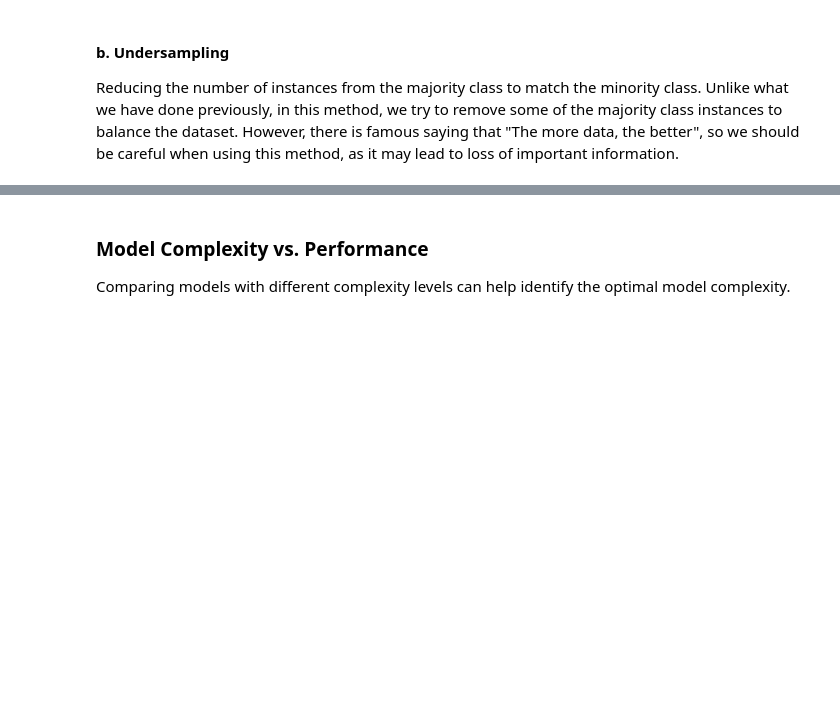
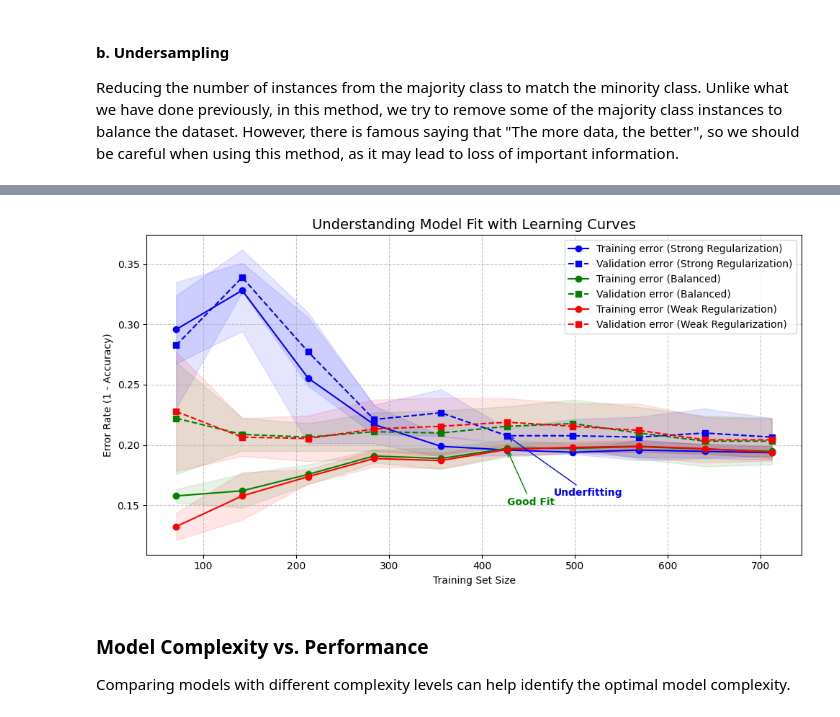
Before and after one commit to MAL-TO/Workshop-ML, a Jupyter notebook: lab2.ipynb, the cells around one changed output, grey strips where cells are left out. Saved outputs shown, nothing was run; the diff lists cells and outputs as text; code cells hidden in the pictures; blank space fills up the shorter version.

Commit message:
improving the overfitting and unserfitting

```diff
--- a/lab2.ipynb
+++ b/lab2.ipynb
@@ -895,3 +861,100 @@ plot_learning_curve(LogisticRegression(random_state=42), X_scaled, y)
+# %%
+from sklearn.model_selection import learning_curve
+from sklearn.pipeline import make_pipeline
+
+def plot_learning_curves(X, y, title="Model Learning Behavior"):
+    """
+    Plot learning curves for different regularization strengths to clearly
+    show underfitting and overfitting behavior.
+    """
+    # Three regularization strengths to demonstrate different behaviors
+    regularization_strengths = [0.01, 1.0, 1000.0]
+    behaviors = ["Strong Regularization", "Balanced", "Weak Regularization"]
+    colors = ['blue', 'green', 'red']
+
+    plt.figure(figsize=(10, 6))
+
+    for C, behavior, color in zip(regularization_strengths, behaviors, colors):
+        # Create pipeline with scaling and logistic regression
+        model = make_pipeline(
+            StandardScaler(),
+            LogisticRegression(C=C, max_iter=2000, random_state=42)
+        )
+
+        # Calculate learning curves
+        train_sizes, train_scores, valid_scores = learning_curve(
+            model, X, y,
+            train_sizes=np.linspace(0.1, 1.0, 10),
+            cv=5, scoring='accuracy', n_jobs=-1, random_state=42
+        )
+
+        # Calculate means and standard deviations
+        train_mean = train_scores.mean(axis=1)
+        train_std = train_scores.std(axis=1)
+        valid_mean = valid_scores.mean(axis=1)
+        valid_std = valid_scores.std(axis=1)
+
+        # Plot error rates (1 - accuracy) instead of accuracy
+        train_error = 1 - train_mean
+        valid_error = 1 - valid_mean
+
+        # Plot the curves
+        plt.plot(train_sizes, train_error, 'o-', color=color,
+                 label=f'Training error ({behavior})')
+        plt.plot(train_sizes, valid_error, 's--', color=color,
+                 label=f'Validation error ({behavior})')
+
+        # Add shaded regions for standard deviation
+        plt.fill_between(train_sizes,
+                         train_error - train_std,
+                         train_error + train_std,
+                         alpha=0.1, color=color)
+        plt.fill_between(train_sizes,
+                         valid_error - valid_std,
+                         valid_error + valid_std,
+                         alpha=0.1, color=color)
+
+        # Annotate underfitting and overfitting based on behavior
+        if C == 0.01:  # Strong regularization typically causes underfitting
+            mid_idx = len(train_sizes) // 2
+            plt.annotate('Underfitting',
+                        xy=(train_sizes[mid_idx], valid_error[mid_idx]),
+                        xytext=(train_sizes[mid_idx] + 50, valid_error[mid_idx] - 0.05),
+                        arrowprops=dict(arrowstyle='->', color=color),
+                        color=color, fontweight='bold')
+
+        elif C == 1000.0:  # Weak regularization can lead to overfitting
+            last_idx = -1
+            gap = valid_error[last_idx] - train_error[last_idx]
+            if gap > 0.05:  # If there's a significant gap
+                plt.annotate('Overfitting',
+                            xy=(train_sizes[last_idx], (train_error[last_idx] + valid_error[last_idx])/2),
+                            xytext=(train_sizes[last_idx] - 100, (train_error[last_idx] + valid_error[last_idx])/2 - 0.05),
+                            arrowprops=dict(arrowstyle='->', color=color),
+                            color=color, fontweight='bold')
+
+    # Add a visual indicator for "good fit" in the balanced model
+    mid_idx = len(train_sizes) // 2
+    plt.annotate('Good Fit',
+                xy=(train_sizes[mid_idx], 1 - train_scores.mean(axis=1)[mid_idx]),
+                xytext=(train_sizes[mid_idx], 0.15),
+                arrowprops=dict(arrowstyle='->', color='green'),
+                color='green', fontweight='bold')
+
+    # Set plot attributes
+    plt.xlabel('Training Set Size')
+    plt.ylabel('Error Rate (1 - Accuracy)')
+    plt.title(title, fontsize=14)
+    plt.grid(True, linestyle='--', alpha=0.7)
+    plt.legend(loc='upper right')
+
+    plt.tight_layout(rect=[0, 0.05, 1, 0.95])
+    return plt
+
+# Usage:
+plot_learning_curves(X, y, "Understanding Model Fit with Learning Curves").show()
+# %% [output]
+[figure, added]
 # %% [markdown]
 ### Model Complexity vs. Performance
 
```
Also changed, not shown: parts of 1 cell of this notebook.
